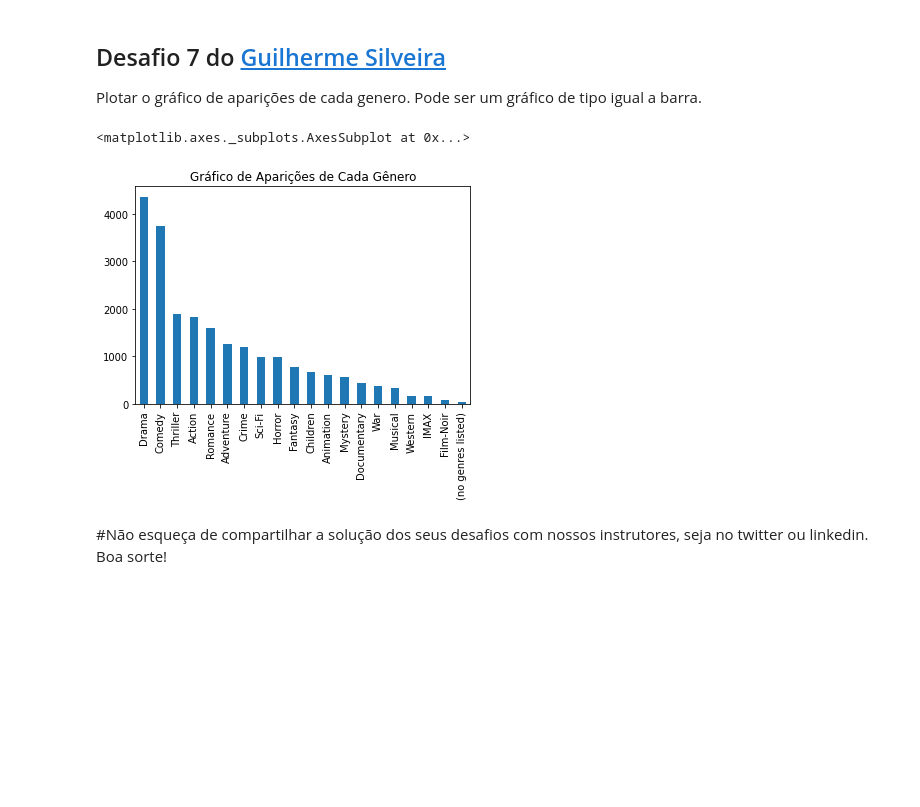
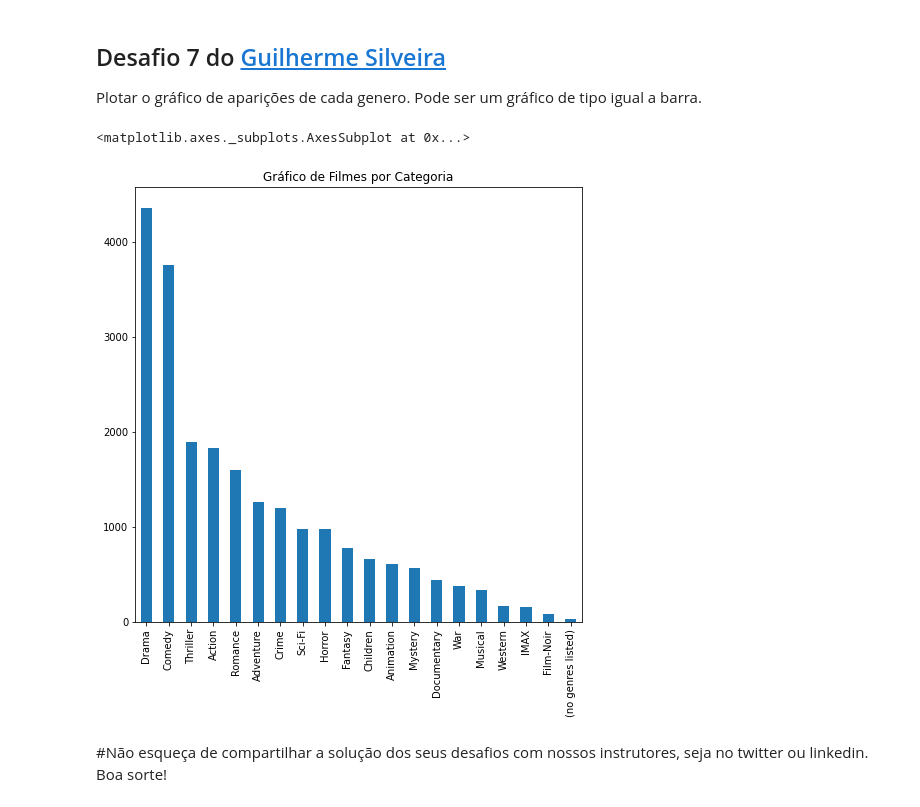
Before and after one commit to osandrolucas/QuarentenaDados, a Jupyter notebook: QuarentenaDados_Filmes_aula01_osandrolucas.ipynb, the cells around one changed output. Cells and saved outputs as stored; diff of their text form; code cells hidden in the pictures; blank space fills up the shorter version.

```diff
--- a/QuarentenaDados_Filmes_aula01_osandrolucas.ipynb
+++ b/QuarentenaDados_Filmes_aula01_osandrolucas.ipynb
@@ -498,0 +486,3 @@ Name: generos, dtype: int64
+# %%
+total_generos = filmes_com_media_e_votos["generos"].str.get_dummies('|').sum().sort_values(ascending=False)
+total_generos
@@ -501,9 +509,11 @@ Name: generos, dtype: int64
 
 Plotar o gráfico de aparições de cada genero. Pode ser um gráfico de tipo igual a barra.
 # %%
-total_generos.plot(kind="bar", title="Gráfico de Aparições de Cada Gênero")
+total_generos.plot(kind='bar',
+                   title='Gráfico de Filmes por Categoria',
+                   figsize = (8,8))
 # %% [output]
 <matplotlib.axes._subplots.AxesSubplot at 0x...>
-[figure, old version]
+[figure, new version]
 # %% [markdown]
 #Não esqueça de compartilhar a solução dos seus desafios com nossos instrutores, seja no twitter ou linkedin. Boa sorte!
```
Also changed, not shown: parts of 5 cells of this notebook.
